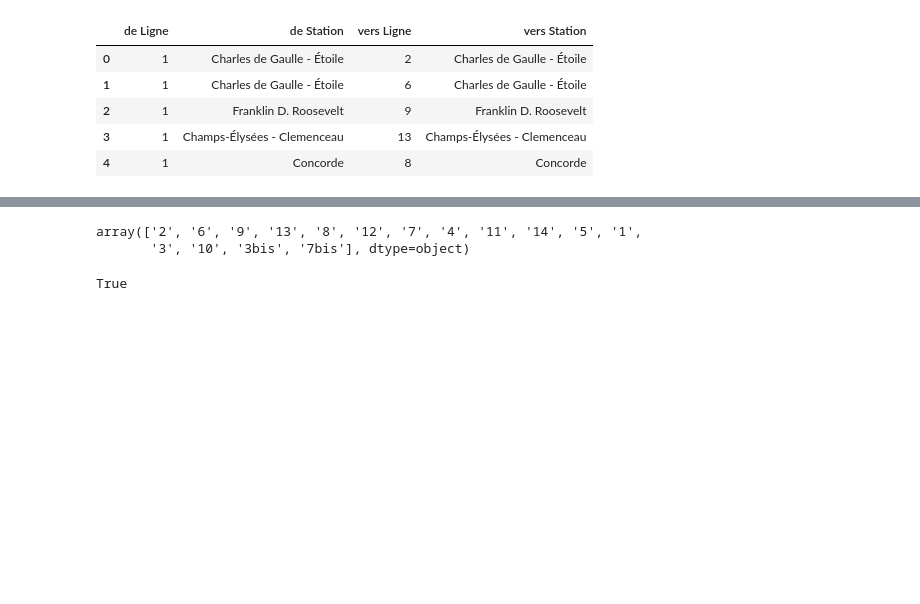
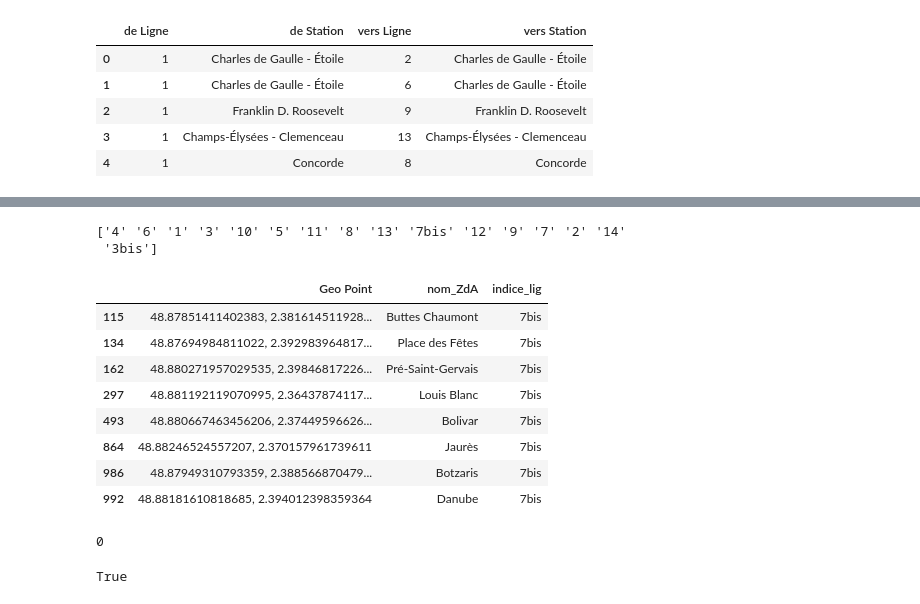
Before and after one commit to SerranoAdrian/FlowForecasting, a Jupyter notebook: ChallengeAlstomIAPau.ipynb, the cells around one changed output, grey strips where cells are left out. Cells and saved outputs as stored; diff of their text form; code cells hidden in the pictures; blank space fills up the shorter version.

```diff
--- a/ChallengeAlstomIAPau.ipynb
+++ b/ChallengeAlstomIAPau.ipynb
@@ -65,3 +44,10 @@ memory usage: 31.7+ KB
 | 2 | 1 | Franklin D. Roosevelt | 9 | Franklin D. Roosevelt |
 | 3 | 1 | Champs-Élysées - Clemenceau | 13 | Champs-Élysées - Clemenceau |
 | 4 | 1 | Concorde | 8 | Concorde |
+# %%
+df_complete_network = pd.read_csv('emplacement-des-gares-idf.csv', sep=';')
+df_complete_network = df_complete_network[df_complete_network['mode'] == 'METRO']
+df_complete_network = df_complete_network[['Geo Point', 'nom_ZdA', 'indice_lig']]
+# df_complete_network['nom_ZdC'] = df_complete_network['nom_ZdC'].apply(unidecode)
+df_complete_network.info()
+df_complete_network.head()
@@ -68,11 +132,28 @@ memory usage: 31.7+ KB
+# %%
+df_complete_network['nom_ZdA'] = df_complete_network['nom_ZdA'].replace(replace_dict)
+df_complete_network['indice_lig'] = df_complete_network['indice_lig'].str.replace('7b', '7bis')
+# %%
+print(df_complete_network['indice_lig'].unique())
+df_complete_network[df_complete_network['indice_lig'] == '7bis']
+# %% [output]
+['4' '6' '1' '3' '10' '5' '11' '8' '13' '7bis' '12' '9' '7' '2' '14'
+ '3bis']
+|  | Geo Point | nom_ZdA | indice_lig |
+| 115 | 48.87851411402383, 2.381614511928... | Buttes Chaumont | 7bis |
+| 134 | 48.87694984811022, 2.392983964817... | Place des Fêtes | 7bis |
+| 162 | 48.880271957029535, 2.39846817226... | Pré-Saint-Gervais | 7bis |
+| 297 | 48.881192119070995, 2.36437874117... | Louis Blanc | 7bis |
+| 493 | 48.880667463456206, 2.37449596626... | Bolivar | 7bis |
+| 864 | 48.88246524557207, 2.370157961739611 | Jaurès | 7bis |
+| 986 | 48.87949310793359, 2.388566870479... | Botzaris | 7bis |
+| 992 | 48.88181610818685, 2.394012398359364 | Danube | 7bis |
+# %%
+df_complete_network['Geo Point'].isna().sum()
+# %% [output]
+0
 # %%
 #removing inter-station where target corresponds to a tramway station
 df_network_plan = df_network_plan[~df_network_plan['vers Ligne'].isin(['\xa01', '\xa07', '\xa02', '\xa08', '\xa06'])]
-# %%
-df_network_plan['vers Ligne'].unique()
-# %% [output]
-array(['2', '6', '9', '13', '8', '12', '7', '4', '11', '14', '5', '1',
-       '3', '10', '3bis', '7bis'], dtype=object)
 # %%
 print(set(df_network_plan['vers Ligne'].unique()) == set(df_network_plan['de Ligne'].unique()))
 # %% [output]
```
Also changed, not shown: parts of 18 cells of this notebook, 1 other file.
